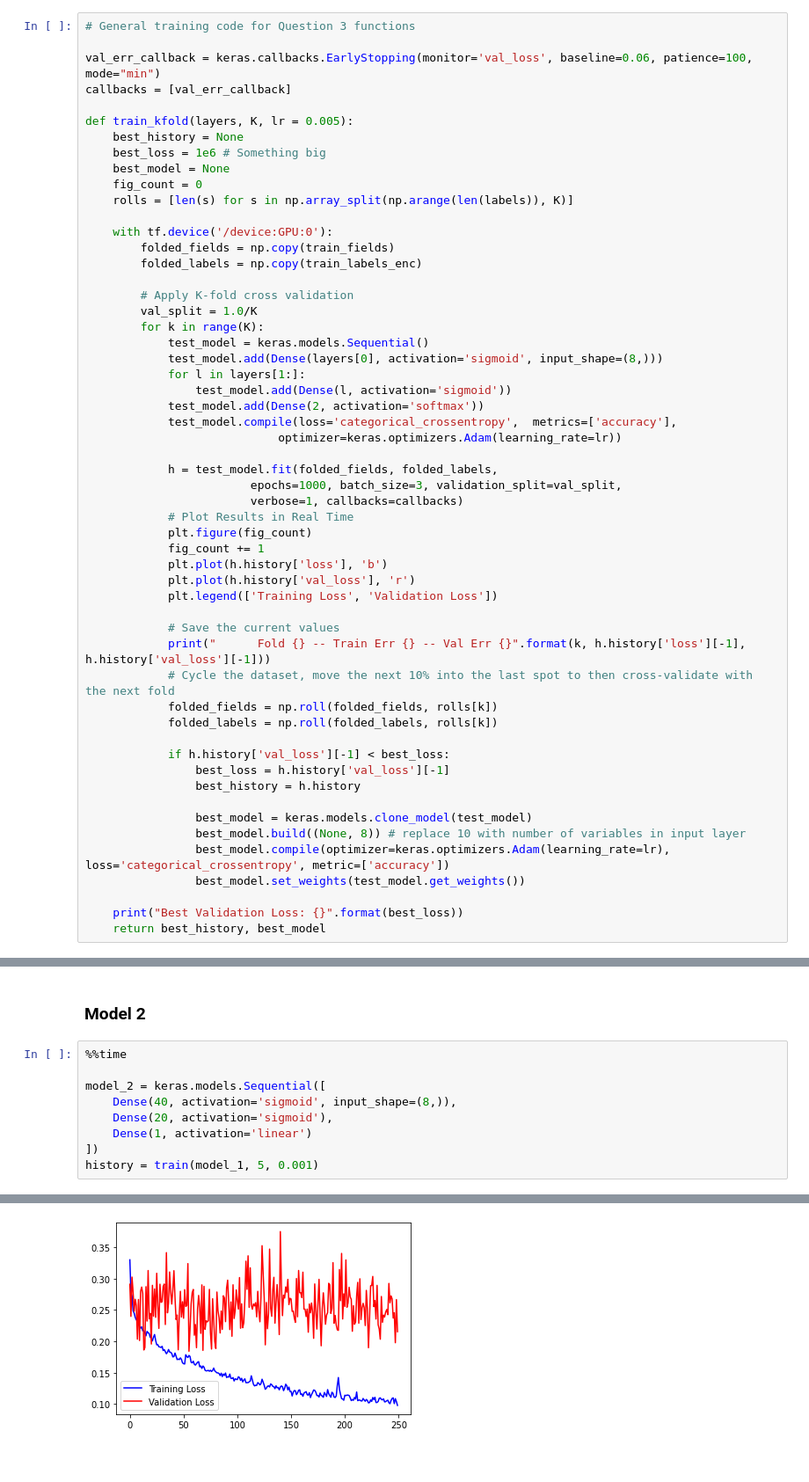
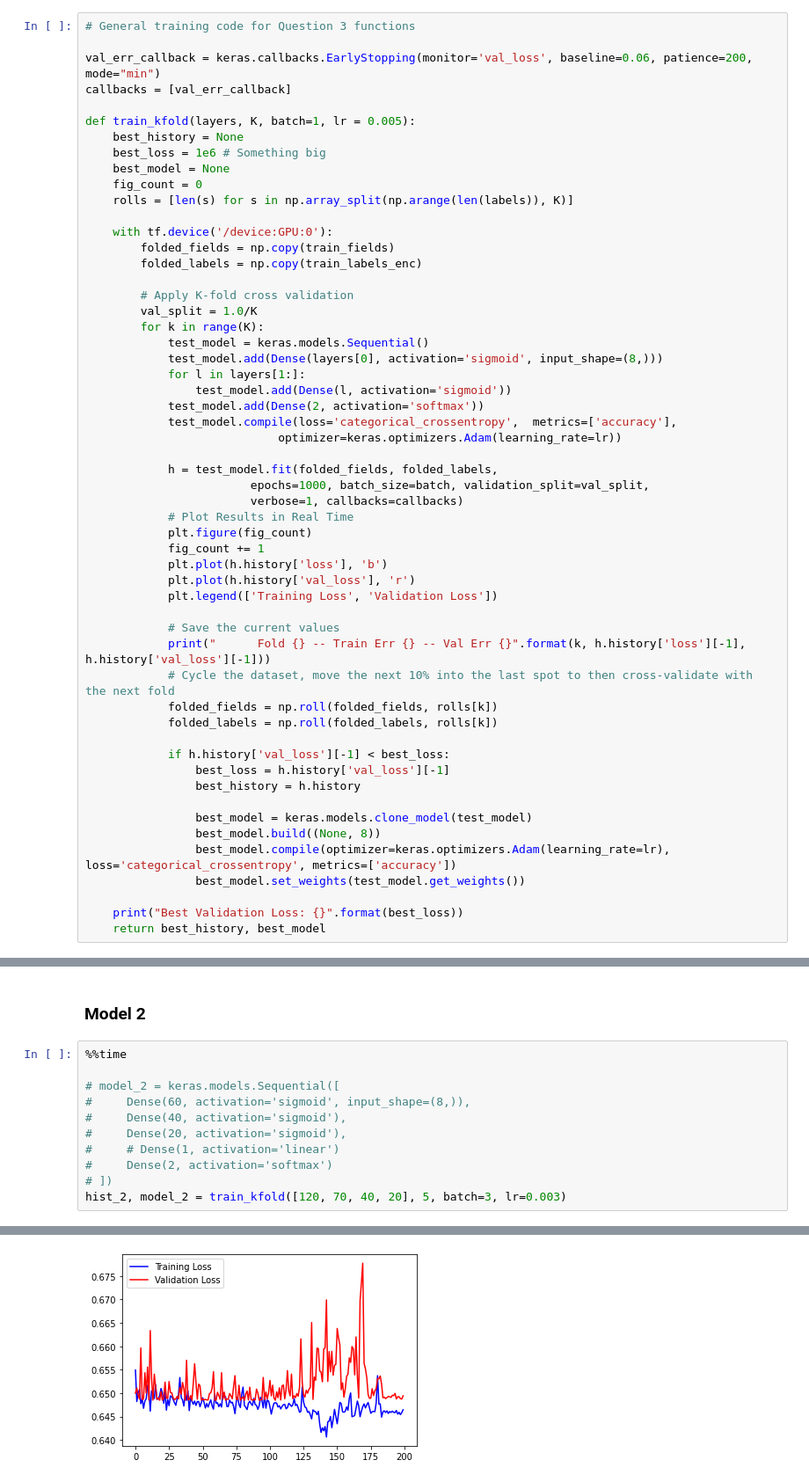
Before and after one commit to ArjunNarayan2066/Test, a Jupyter notebook: A2Q1.ipynb, the cells around one changed output, grey strips where cells are left out. Shown: that part at 88% size. Drawn from its saved outputs; the diff is of its cells as text.

```diff
--- a/A2Q1.ipynb
+++ b/A2Q1.ipynb
@@ -114,10 +114,10 @@ Sample train labels: [[1. 0.]
 # %%
 # General training code for Question 3 functions
 
-val_err_callback = keras.callbacks.EarlyStopping(monitor='val_loss', baseline=0.06, patience=100, mode="min")
+val_err_callback = keras.callbacks.EarlyStopping(monitor='val_loss', baseline=0.06, patience=200, mode="min")
 callbacks = [val_err_callback]
 
-def train_kfold(layers, K, lr = 0.005):
+def train_kfold(layers, K, batch=1, lr = 0.005):
     best_history = None
     best_loss = 1e6 # Something big
     best_model = None
@@ -140,7 +140,7 @@ def train_kfold(layers, K, lr = 0.005):
                             optimizer=keras.optimizers.Adam(learning_rate=lr))
 
             h = test_model.fit(folded_fields, folded_labels,
-                        epochs=1000, batch_size=3, validation_split=val_split,
+                        epochs=1000, batch_size=batch, validation_split=val_split,
                         verbose=1, callbacks=callbacks)
             # Plot Results in Real Time
             plt.figure(fig_count)
@@ -160,8 +160,8 @@ def train_kfold(layers, K, lr = 0.005):
                 best_history = h.history
 
                 best_model = keras.models.clone_model(test_model)
-                best_model.build((None, 8)) # replace 10 with number of variables in input layer
-                best_model.compile(optimizer=keras.optimizers.Adam(learning_rate=lr), loss='categorical_crossentropy', metric=['accuracy'])
+                best_model.build((None, 8))
+                best_model.compile(optimizer=keras.optimizers.Adam(learning_rate=lr), loss='categorical_crossentropy', metrics=['accuracy'])
                 best_model.set_weights(test_model.get_weights())
 
     print("Best Validation Loss: {}".format(best_loss))
@@ -243,10 +246,12 @@ weighted avg       0.80      0.80      0.80       154
 # %%
 %%time
 
-model_2 = keras.models.Sequential([
-    Dense(40, activation='sigmoid', input_shape=(8,)),
-    Dense(20, activation='sigmoid'),
-    Dense(1, activation='linear')
-])
-history = train(model_1, 5, 0.001)
+# model_2 = keras.models.Sequential([
+#     Dense(60, activation='sigmoid', input_shape=(8,)),
+#     Dense(40, activation='sigmoid'),
+#     Dense(20, activation='sigmoid'),
+#     # Dense(1, activation='linear')
+#     Dense(2, activation='softmax')
+# ])
+hist_2, model_2 = train_kfold([120, 70, 40, 20], 5, batch=3, lr=0.003)
 # %% [output]
@@ -274 +279 @@ Wall time: 23min 43s
-[figure, old version]
+[figure, new version]
```
Also changed, not shown: parts of 8 cells of this notebook.
